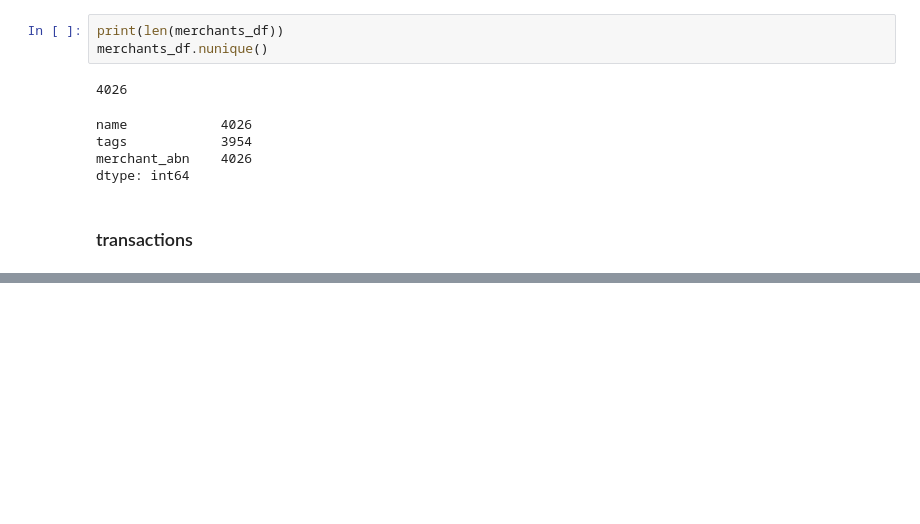
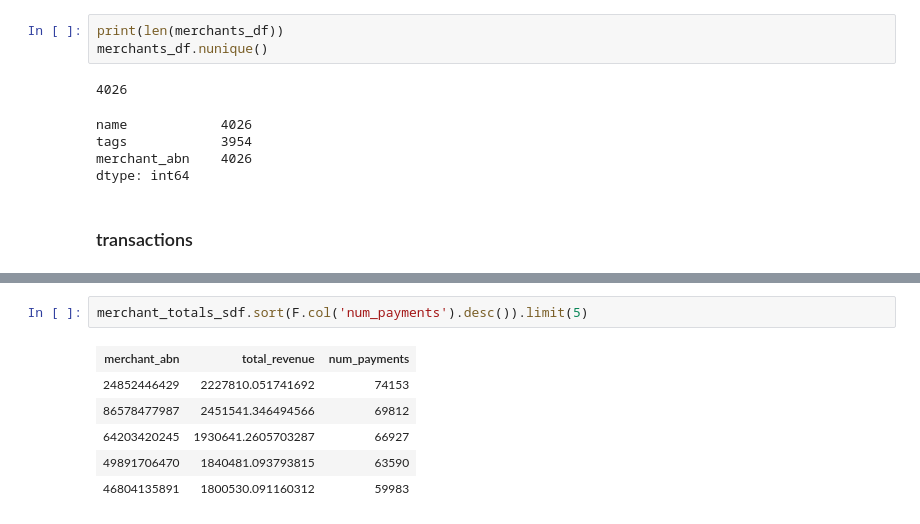
Before and after one commit to pommcuter/generic-buy-now-pay-later-project, a Jupyter notebook: notebooks/exploratory_analysis.ipynb, the cells around one changed output, grey strips where cells are left out. Saved outputs shown, nothing was run; the diff lists cells and outputs as text; blank space fills up the shorter version.

```diff
--- a/notebooks/exploratory_analysis.ipynb
+++ b/notebooks/exploratory_analysis.ipynb
@@ -107,0 +113,9 @@ transactions_df
+# %%
+merchant_totals_sdf.sort(F.col('num_payments').desc()).limit(5)
+# %% [output]
+| merchant_abn | total_revenue | num_payments |
+| 24852446429 | 2227810.051741692 | 74153 |
+| 86578477987 | 2451541.346494566 | 69812 |
+| 64203420245 | 1930641.2605703287 | 66927 |
+| 49891706470 | 1840481.093793815 | 63590 |
+| 46804135891 | 1800530.091160312 | 59983 |
```
Also changed, not shown: parts of 22 cells of this notebook.
